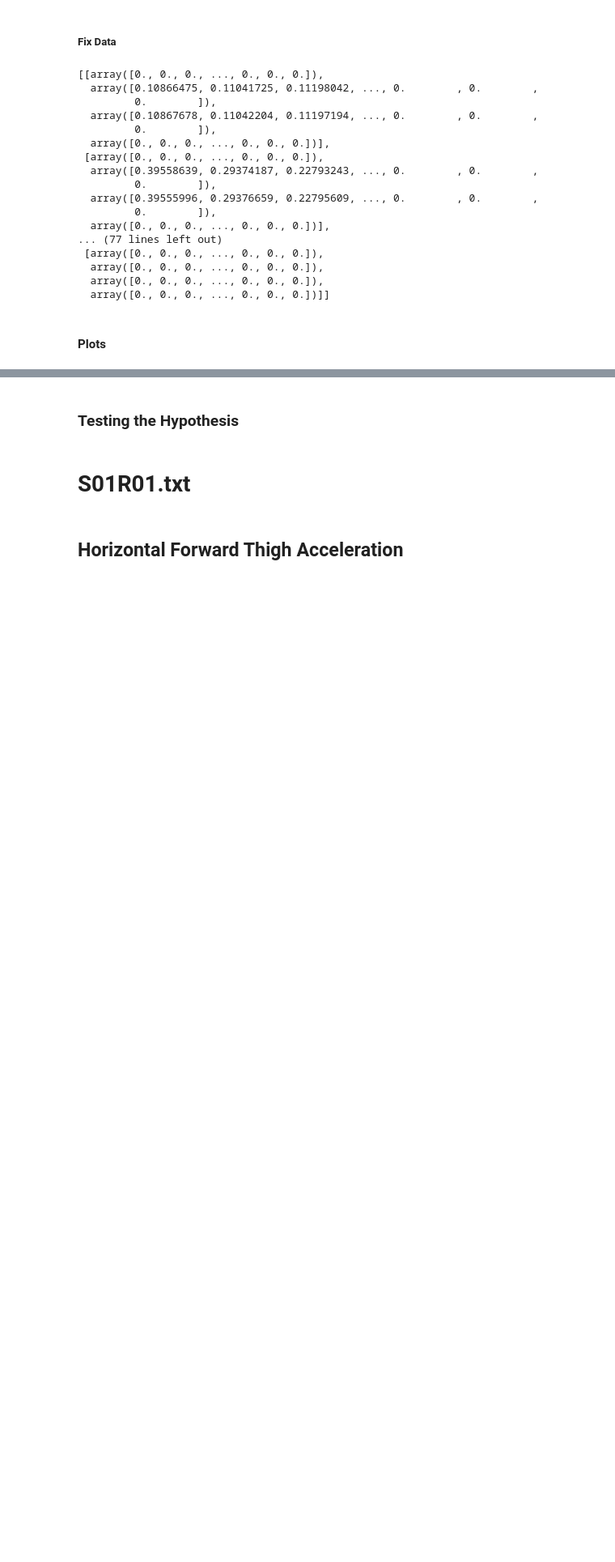
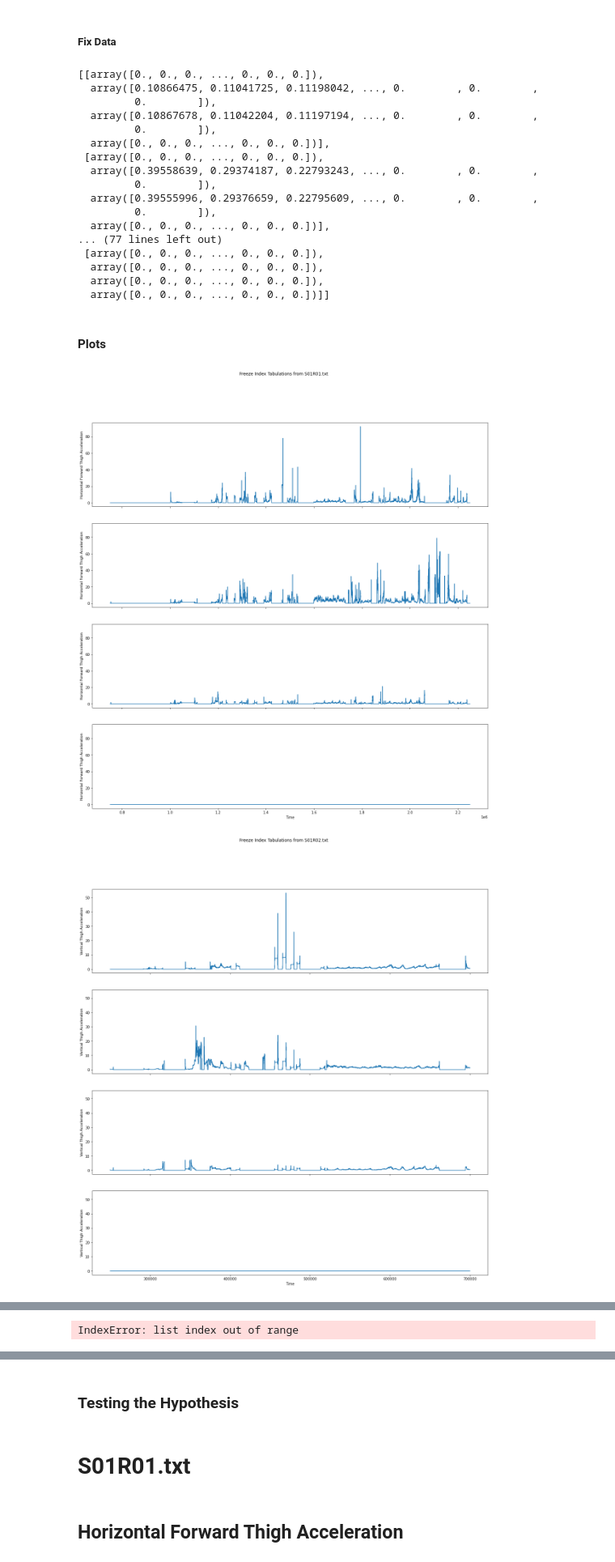
Before and after one commit to terminalai/GaitMonitoringForParkinsonsDiseasePatients, a Jupyter notebook: Daphnet Analysis.ipynb, the cells around one changed output, grey strips where cells are left out. Shown at 81% size. Drawn from its saved outputs; the diff is of its cells as text; code cells hidden in the pictures; blank space fills up the shorter version.

```diff
--- a/Daphnet Analysis.ipynb
+++ b/Daphnet Analysis.ipynb
@@ -225,25 +225,29 @@ hyp
 # %% [markdown]
 #### Plots
 # %%
-axes = ["Horizontal Forward Thigh Acceleration", "Vertical Thigh Acceleration", "Horizontal Lateral Thigh Acceleration", "Overall Thigh Acceleration"]
-axesComp = [0, 0, 0, 0]
+axesLabels = ["Horizontal Forward Thigh Acceleration", "Vertical Thigh Acceleration", "Horizontal Lateral Thigh Acceleration", "Overall Thigh Acceleration"]
 
 for i in range(17):
-    fig, axes = plt.subplots(4, 1, sharex=True, sharey=True, figsize=(20, 16))
+    fig, axes = plt.subplots(4, 1, sharex=True, sharey=True, figsize=(20, 20))
     fig.suptitle("Freeze Index Tabulations from "+daphnetNames[i])
     plt.xlabel("Time")
 
-    df = daphnetThigh[i]
+    df = daphnetThigh[i][daphnetThigh[i].annotations != 0]
     # Ground truth of the frames
-    gtframe = df.annotations   # 0=no experiment, 1=no freeze, 2=freeze
+    gtframe = df.annotations.to_numpy()   # 0=no experiment, 1=no freeze, 2=freeze
     # Identify the part of the data corresponding to the experiment
     xp = np.where(gtframe != 0)
     gtframe2 = gtframe[xp]-1       # subtract 1 to have 0 or 1 as labels
 
-    fig, axes = plt.subplots(4, 1, sharex=True, sharey=True, figsize=(20, 16))
-    fig.suptitle("Data from "+daphnetNames[i])
-    plt.xlabel("Time")
-
     for j in range(4):
         lframe = hyp[i][j]
-        lframe2 = lframe[xp]           # 0=no freeze, 1=freeze
+        lframe2 = lframe[xp]        # 0=no freeze, 1=freeze
+
+        ax = axes[j]
+        ax.plot(df.index, lframe2)
+        ax.set_ylabel(axesLabels[i])
+
+    plt.show()
+# %% [output]
+[figure, added]
+[figure, added]
@@ -249,0 +256 @@ for i in range(17):
+IndexError: list index out of range
```
Also changed, not shown: parts of 1 cell of this notebook.
